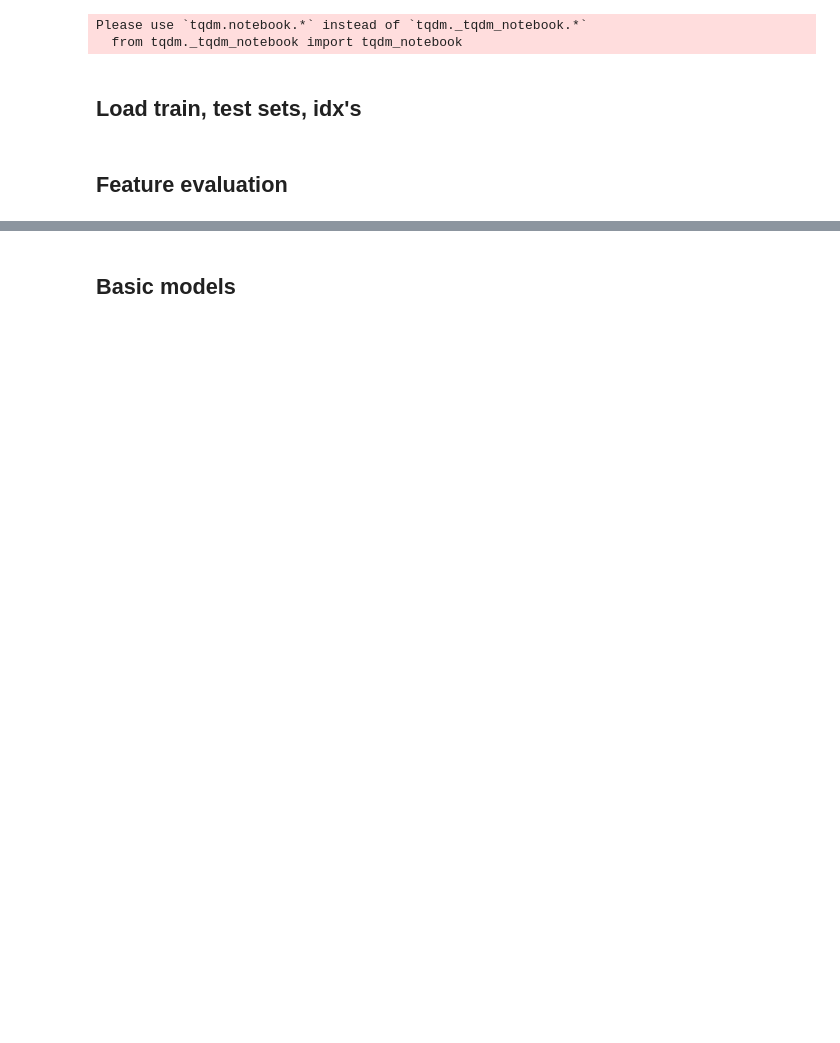
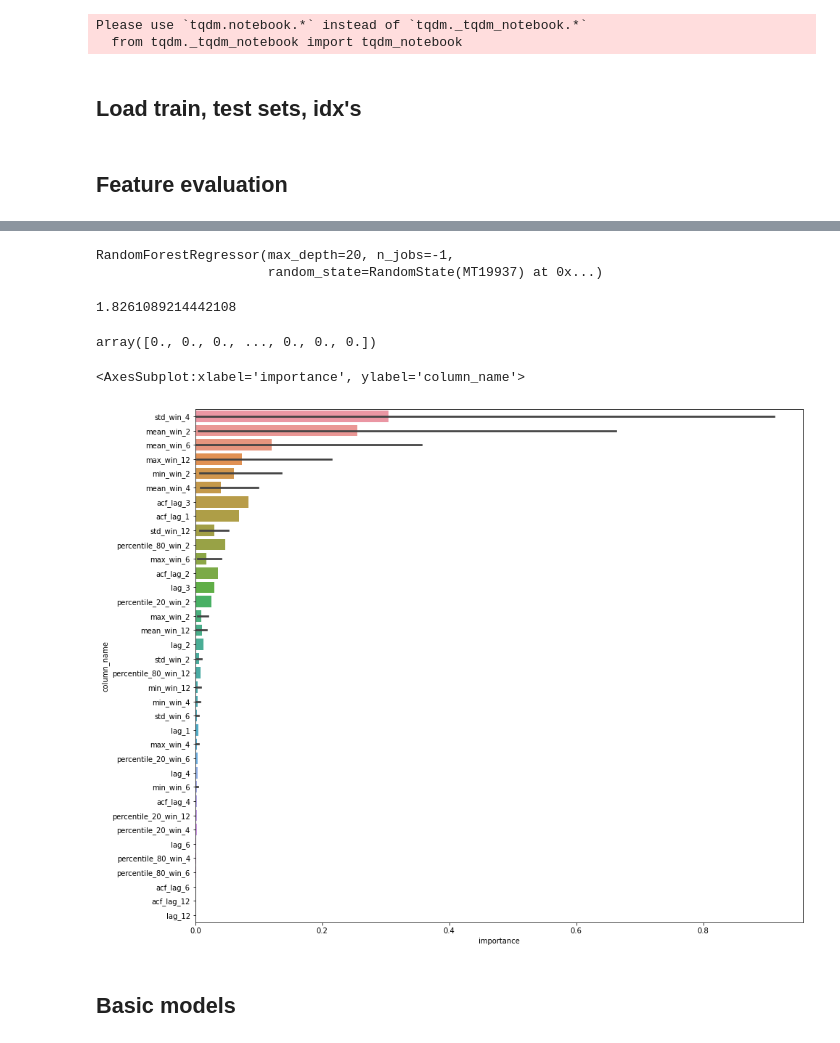
Before and after one commit to Denchidlo/FutureSales, a Jupyter notebook: notebooks/models_fitting.ipynb, the cells around one changed output, grey strips where cells are left out. Saved outputs shown, nothing was run; the diff lists cells and outputs as text; code cells hidden in the pictures; blank space fills up the shorter version.

```diff
--- a/notebooks/models_fitting.ipynb
+++ b/notebooks/models_fitting.ipynb
@@ -35,2 +57,13 @@ Please use `tqdm.notebook.*` instead of `tqdm._tqdm_notebook.*`
 # %% [markdown]
 ## Feature evaluation
+# %%
+from boruta import BorutaPy
+from sklearn.ensemble import RandomForestRegressor
+
+evaluation_forest = RandomForestRegressor(n_jobs=-1, max_depth=40)
+# %%
+train_x = full_train.drop(['target'], axis=1).fillna(0)
+train_y = full_train.loc[:, ['target']]
+
+test_x = full_test.drop(['target'], axis=1).fillna(0)
+test_y = full_test.loc[:, ['target']]
@@ -36,0 +72,9 @@ Please use `tqdm.notebook.*` instead of `tqdm._tqdm_notebook.*`
+# %%
+evaluation_forest.fit(train_x, train_y)
+# %% [output]
+RandomForestRegressor(max_depth=20, n_jobs=-1,
+                      random_state=RandomState(MT19937) at 0x...)
+# %%
+from sklearn.inspection import permutation_importance
+
+perm_importance = permutation_importance(evaluation_forest, train_x, train_y)
@@ -37,2 +84,20 @@ Please use `tqdm.notebook.*` instead of `tqdm._tqdm_notebook.*`
+# %%
+perm_importance['importances_mean']
+# %% [output]
+1.8261089214442108
+# %%
+test_y.target.values
+# %% [output]
+array([0., 0., 0., ..., 0., 0., 0.])
+# %%
+_, axs = plt.subplots(1, 1, figsize=(15, 13))
+
+feature_impotrance = pd.DataFrame({'column_name': train_x.columns, 'importance': (perm_importance['importances_mean'])}).set_index('column_name').sort_values('importance', ascending=False)
+valid_features = feature_impotrance.head(17).index.values
+
+sns.barplot(data=feature_impotrance.reset_index(), x='importance', y='column_name', ax=axs)
+# %% [output]
+<AxesSubplot:xlabel='importance', ylabel='column_name'>
+[figure, added]
 # %% [markdown]
 ## Basic models
```
Also changed, not shown: parts of 9 cells of this notebook, 4 other files.
